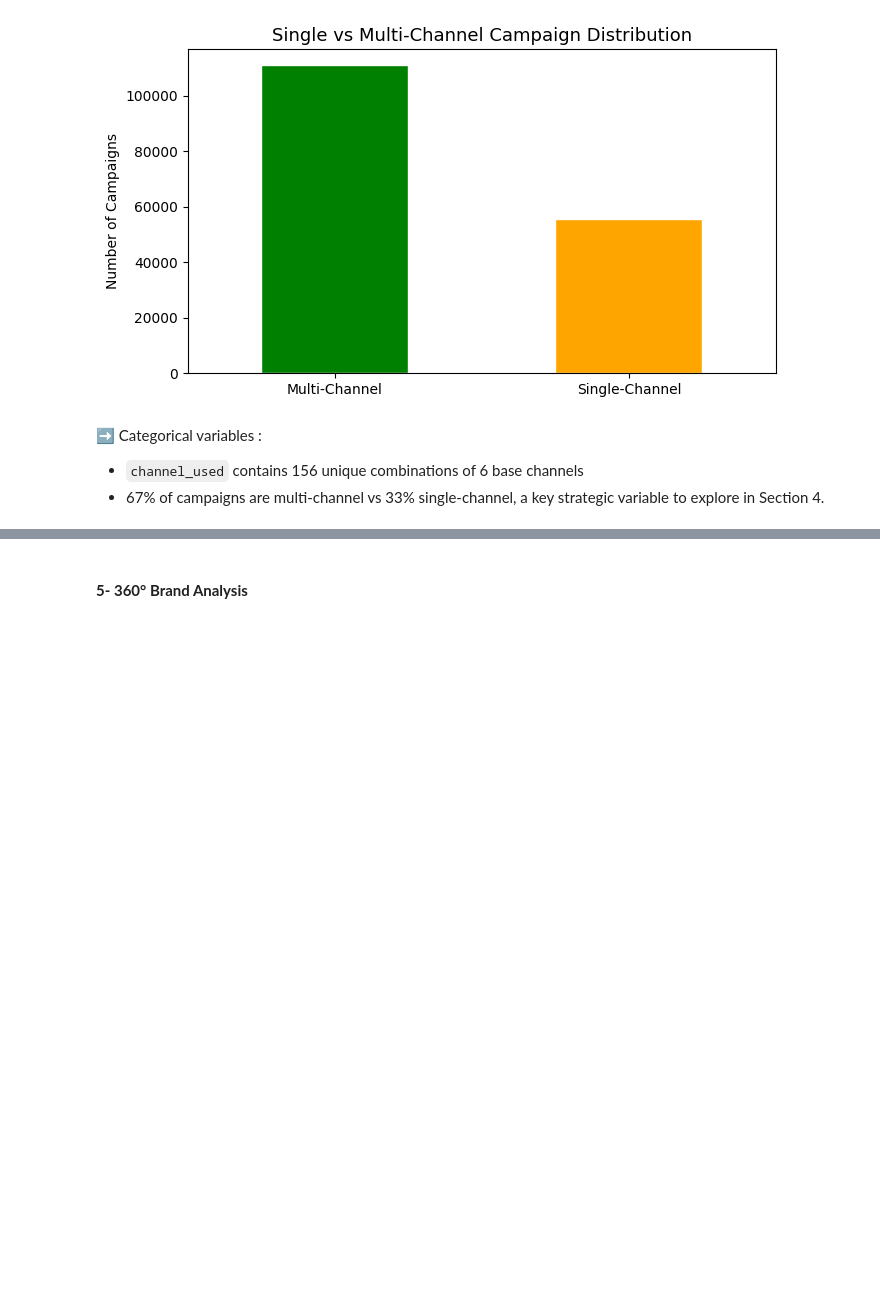
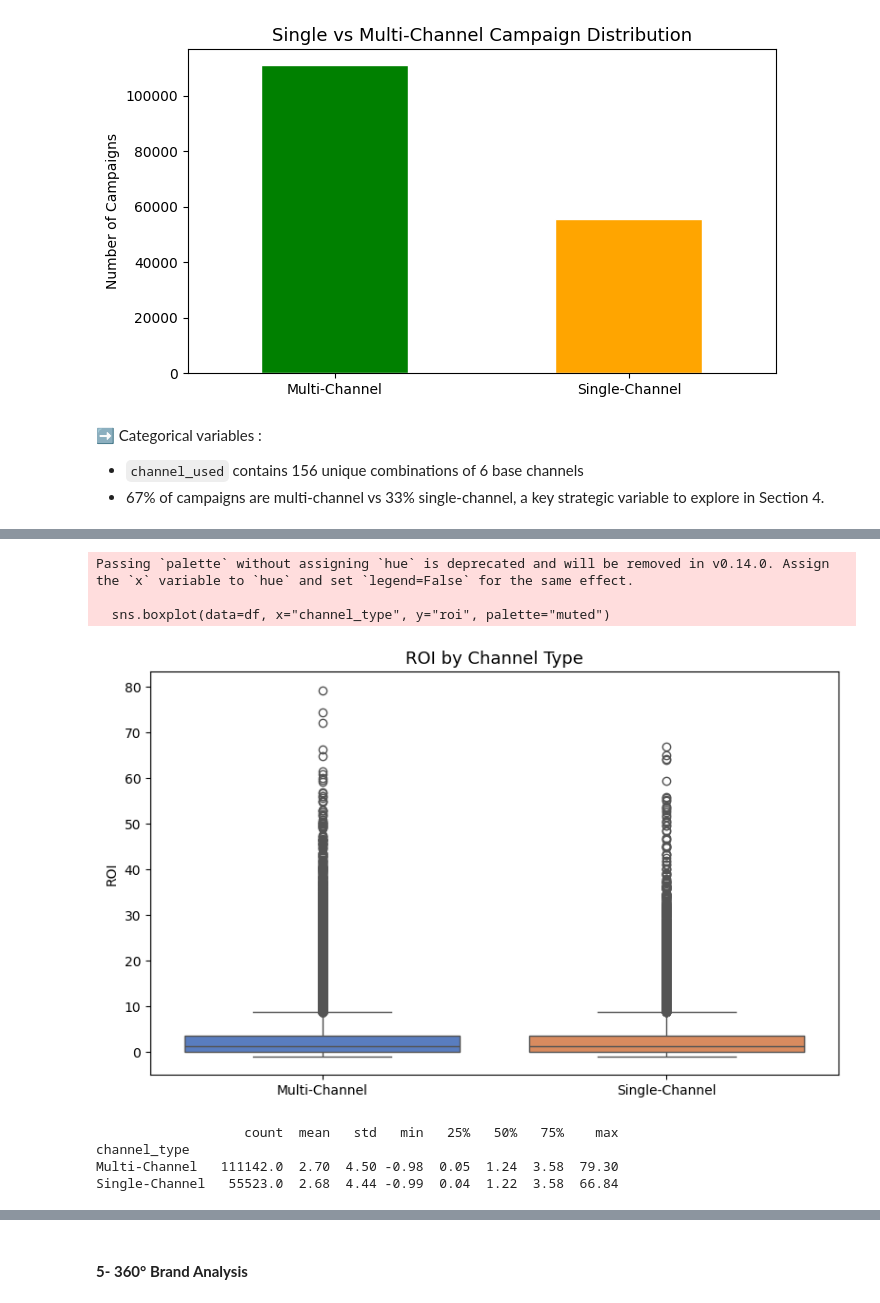
Before and after one commit to salimatter/marketing-campaign-audit, a Jupyter notebook: multi_brand_marketing_campaign.ipynb, the cells around one changed output, grey strips where cells are left out. Saved outputs shown, nothing was run; the diff lists cells and outputs as text; code cells hidden in the pictures; blank space fills up the shorter version.

```diff
--- a/multi_brand_marketing_campaign.ipynb
+++ b/multi_brand_marketing_campaign.ipynb
@@ -456,0 +493,23 @@ Name: proportion, dtype: float64
+# %%
+# Comparing ROI between single and multi-channel campaigns
+# Tests whether multi-channel strategy delivers better returns
+
+plt.figure(figsize=(8, 5))
+sns.boxplot(data=df, x="channel_type", y="roi", palette="muted")
+plt.title("ROI by Channel Type", fontsize=13)
+plt.xlabel("")
+plt.ylabel("ROI")
+plt.tight_layout()
+plt.show()
+
+# Summary statistics
+print(df.groupby("channel_type")["roi"].describe().round(2))
+# %% [output]
+Passing `palette` without assigning `hue` is deprecated and will be removed in v0.14.0. Assign the `x` variable to `hue` and set `legend=False` for the same effect.
+
+  sns.boxplot(data=df, x="channel_type", y="roi", palette="muted")
+[figure, added]
+                   count  mean   std   min   25%   50%   75%    max
+channel_type
+Multi-Channel   111142.0  2.70  4.50 -0.98  0.05  1.24  3.58  79.30
+Single-Channel   55523.0  2.68  4.44 -0.99  0.04  1.22  3.58  66.84
```
Also changed, not shown: parts of 10 cells of this notebook.
